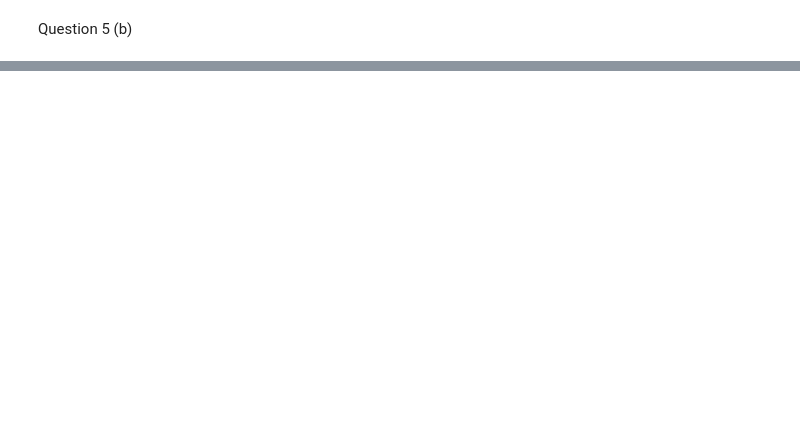
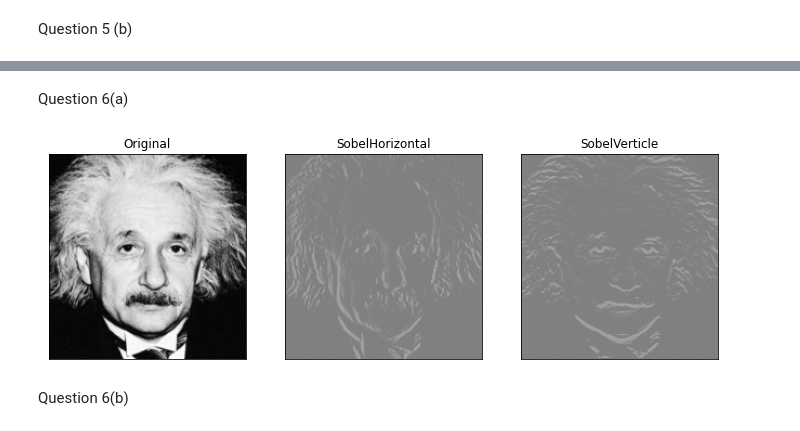
Before and after one commit to DilukshaRukmal/Computer_vision, a Jupyter notebook: Assignment 1/190531L.ipynb, the cells around one changed output, grey strips where cells are left out. Cells and saved outputs as stored; diff of their text form; code cells hidden in the pictures; blank space fills up the shorter version.

```diff
--- a/Assignment 1/190531L.ipynb
+++ b/Assignment 1/190531L.ipynb
@@ -226,0 +258,25 @@ plt.show()
+# %% [markdown]
+Question 6(a)
+# %%
+img= cv.imread(r'D:\Image processing module\Assignment 1\einstein.png',cv.IMREAD_REDUCED_GRAYSCALE_2)
+kernel=np.array([(-1,0,1),(-2,0,2),(-1,0,1)],dtype='float')
+imgc2=cv.filter2D(img,-1,kernel)
+
+kernel2=np.array([(-1,-2,-1),(0,0,0),(1,2,1)],dtype='float')
+imgc3=cv.filter2D(img,-1,kernel2)
+
+fig,axes=plt.subplots(1,3,sharex='all',sharey='all',figsize=(12,12))
+axes[0].imshow(img,cmap='gray')
+axes[0].set_title('Original')
+axes[0].set_xticks([]),axes[0].set_yticks([])
+axes[1].imshow(imgc2,cmap='gray',vmin=-1020,vmax=1020)
+axes[1].set_title('SobelHorizontal')
+axes[1].set_xticks([]),axes[1].set_yticks([])
+axes[2].imshow(imgc3,cmap='gray',vmin=-1020,vmax=1020)
+axes[2].set_title('SobelVerticle')
+axes[2].set_xticks([]),axes[1].set_yticks([])
+plt.show()
+# %% [output]
+[figure, added]
+# %% [markdown]
+Question 6(b)
```
Also changed, not shown: parts of 5 cells of this notebook, 5 other files.
